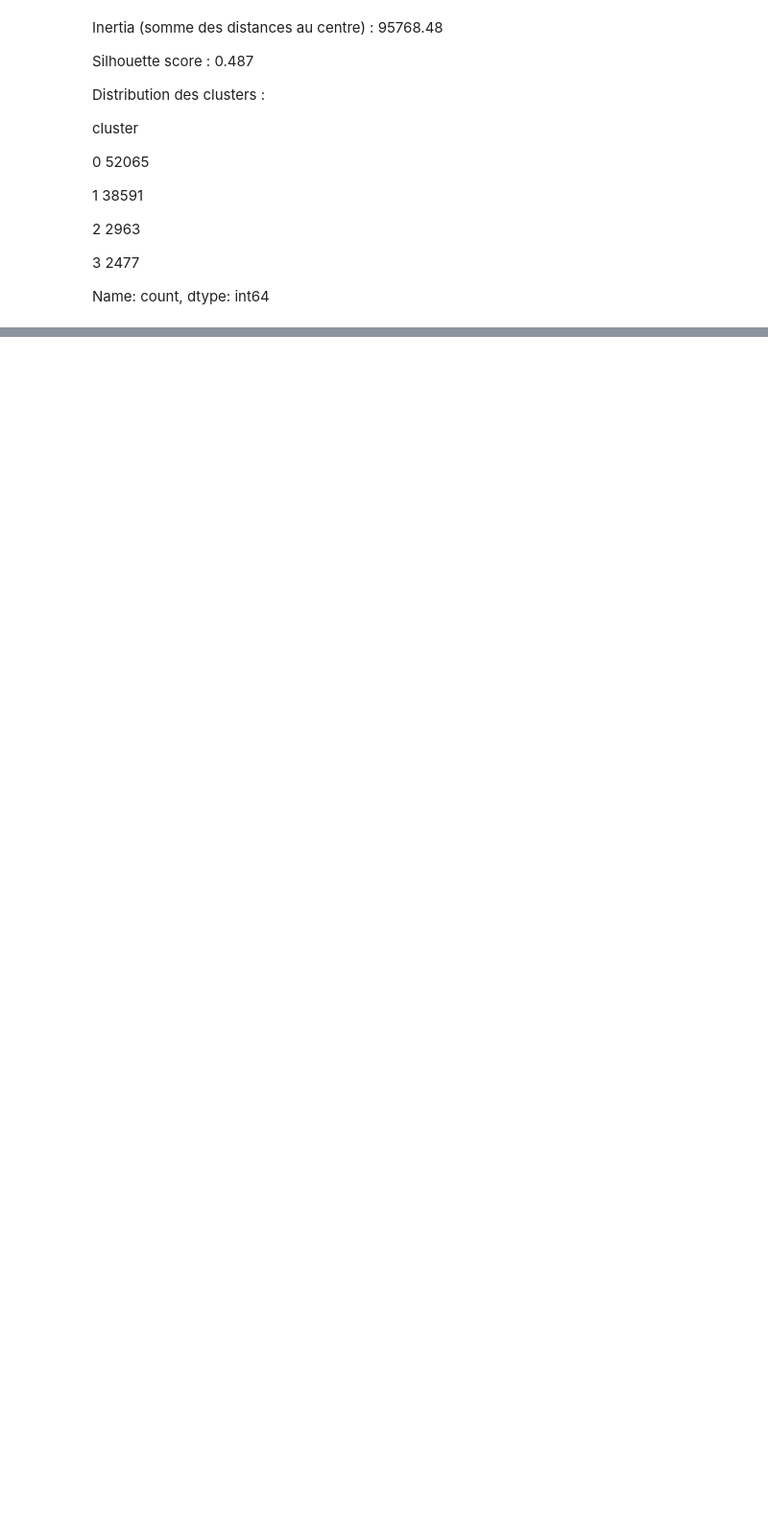
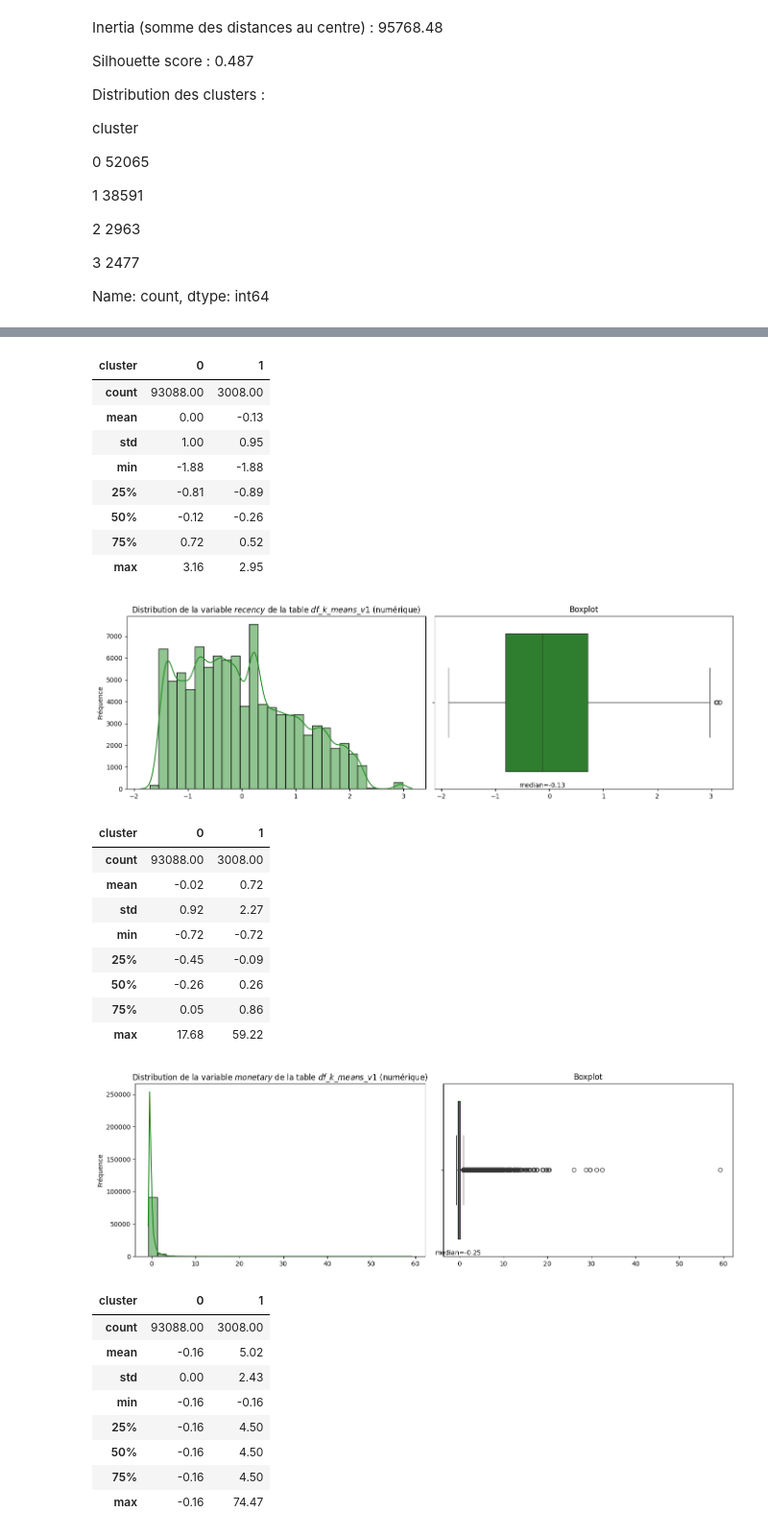
Before and after one commit to tpedCode/P05, a Jupyter notebook: notebooks/Barret_Marjorie_Notebook_P5_2511.ipynb, the cells around one changed output, grey strips where cells are left out. Shown at 96% size. Cells and saved outputs as stored; diff of their text form; code cells hidden in the pictures; blank space fills up the shorter version.

```diff
--- a/notebooks/Barret_Marjorie_Notebook_P5_2511.ipynb
+++ b/notebooks/Barret_Marjorie_Notebook_P5_2511.ipynb
@@ -786,13 +778,0 @@ plt.show()
-# %%
-# ==============================
-# DISTRIBUTIONS DES VARIABLES PAR CLUSTER
-# ==============================
-
-features_to_plot = ['recency', 'monetary', 'frequency']
-features_to_plot = [f for f in features_to_plot if f in df_k_means_v1.columns]
-
-for feature in features_to_plot:
-    plt.figure(figsize=(6, 4))
-    sns.boxplot(x='cluster', y=feature, data=df_k_means_v1)
-    plt.title(f"Distribution de {feature} par cluster")
-    plt.show()
@@ -1850,10 +778,0 @@ plot_3d_clusters(X_pca, df_k_means['cluster'], elev=20, azim=120, title="Cluster
-# %%
-import seaborn as sns
-
-features_to_plot = ['recency_days', 'monetary_total', 'frequency_orders', 'avg_product_photos']
-
-for feature in features_to_plot:
-    plt.figure(figsize=(6,4))
-    sns.boxplot(x='cluster', y=feature, data=df_k_means)
-    plt.title(f"Distribution de {feature} par cluster")
-    plt.show()
@@ -1881,0 +838,51 @@ plt.show()
+# %%
+# ==============================
+# 3. DISTRIBUTIONS DES VARIABLES
+# ==============================
+
+features_to_plot = ['recency', 'monetary', 'frequency']
+features_to_plot = [f for f in features_to_plot if f in df_k_means_v1.columns]
+
+# Boucle boxplots + tableau chiffré
+for feature in features_to_plot:
+    # Tableau descriptif par cluster
+    desc = df_k_means_v1.groupby('cluster')[feature].describe().T.round(2)
+    display(desc)
+
+    # Boxplot
+    plot_distributions(
+        df=df_k_means_v1,
+        columns=feature,
+        table_name="df_k_means_v1",
+        show_values=True
+    )
+# %% [output]
+| cluster | 0 | 1 |
+| count | 93088.00 | 3008.00 |
+| mean | 0.00 | -0.13 |
+| std | 1.00 | 0.95 |
+| min | -1.88 | -1.88 |
+| 25% | -0.81 | -0.89 |
+| 50% | -0.12 | -0.26 |
+| 75% | 0.72 | 0.52 |
+| max | 3.16 | 2.95 |
+[figure, added]
+| cluster | 0 | 1 |
+| count | 93088.00 | 3008.00 |
+| mean | -0.02 | 0.72 |
+| std | 0.92 | 2.27 |
+| min | -0.72 | -0.72 |
+| 25% | -0.45 | -0.09 |
+| 50% | -0.26 | 0.26 |
+| 75% | 0.05 | 0.86 |
+| max | 17.68 | 59.22 |
+[figure, added]
+| cluster | 0 | 1 |
+| count | 93088.00 | 3008.00 |
+| mean | -0.16 | 5.02 |
+| std | 0.00 | 2.43 |
+| min | -0.16 | -0.16 |
+| 25% | -0.16 | 4.50 |
+| 50% | -0.16 | 4.50 |
+| 75% | -0.16 | 4.50 |
+| max | -0.16 | 74.47 |
```
Also changed, not shown: parts of 72 cells of this notebook, 4 other files.
